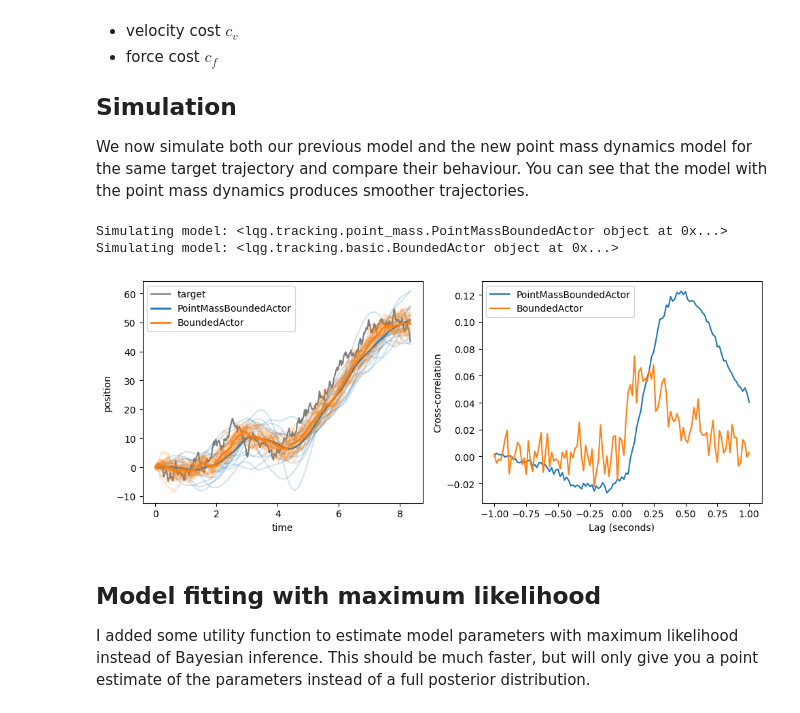
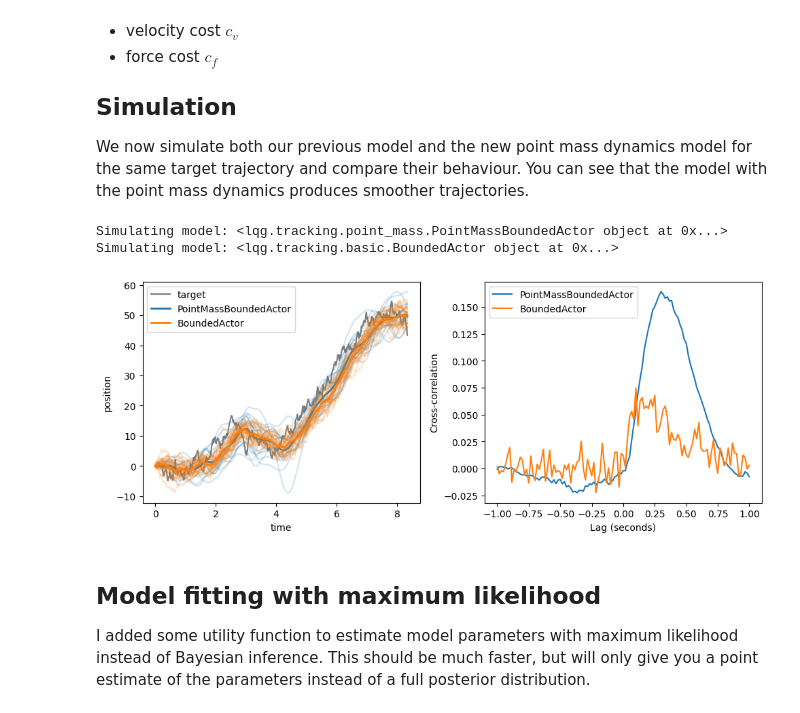
Before and after one commit to RothkopfLab/lqg, a Jupyter notebook: notebooks/DynamicsModel.ipynb, the cells around one changed output. Drawn from its saved outputs; the diff is of its cells as text; code cells hidden in the pictures.

```diff
--- a/notebooks/DynamicsModel.ipynb
+++ b/notebooks/DynamicsModel.ipynb
@@ -55,7 +55,7 @@ x_target = jnp.tile(x_target, (20, 1, 1))
 f, ax = plt.subplots(1, 2, figsize=(10, 4))
 ax[0].plot(jnp.arange(T + 1) * dt, x_target[0, :, 0], color="k", alpha=0.5, label="target")
 for i, model in enumerate([
-    PointMassBoundedActor(T=T, action_variability=0.5, dt=dt, velocity_cost=0.01, force_cost=0.01, action_cost=1e-5),
+    PointMassBoundedActor(T=T, action_variability=0.5, dt=dt, velocity_cost=0.001, force_cost=0.001, action_cost=1e-5),
     BoundedActor(T=T, action_cost=0.1, action_variability=0.5, dt=dt)
 ]):
     print(f"Simulating model: {model}")
@@ -64,34 +64,34 @@ for i, model in enumerate([
     dim_mask = (
         jnp.array([0, 1], dtype=bool)
         if isinstance(model, BoundedActor)
         else jnp.array([0, 1, 1, 1], dtype=bool)
     )
     x_sim = model.simulate_actions(
         x_target[..., : model.xdim], action_dim_mask=dim_mask, rng_key=random.PRNGKey(0)
     )
 
     # visualize trajectories (mean and individual trajectories)
     ax[0].plot(jnp.arange(T + 1) * dt, x_sim[:, :, 1].T, color=f"C{i}", alpha=0.2)
     ax[0].plot(jnp.arange(T + 1) * dt, x_sim[:, :, 1].mean(axis=0), color=f"C{i}", linewidth=2, label=model.__class__.__name__)
 
     x = model.simulate(n=20, rng_key=random.PRNGKey(0), x0=jnp.zeros(model.xdim))
     vel = jnp.diff(x, axis=-2)
 
     lags, correls = xcorr(vel[..., 1], vel[..., 0])
     ax[1].plot(lags * dt, correls.mean(axis=0), color=f"C{i}", label=model.__class__.__name__)
 
 ax[0].set_xlabel("time")
 ax[0].set_ylabel("position")
 ax[0].legend()
 ax[1].set_xlabel("Lag (seconds)")
 ax[1].set_ylabel("Cross-correlation")
 ax[1].legend()
 f.tight_layout()
 plt.show()
 # %% [output]
 Simulating model: <lqg.tracking.point_mass.PointMassBoundedActor object at 0x...>
 Simulating model: <lqg.tracking.basic.BoundedActor object at 0x...>
-[figure, old version]
+[figure, new version]
 # %% [markdown]
 ## Model fitting with maximum likelihood
 
```
Also changed, not shown: parts of 1 cell of this notebook, 2 other files.
